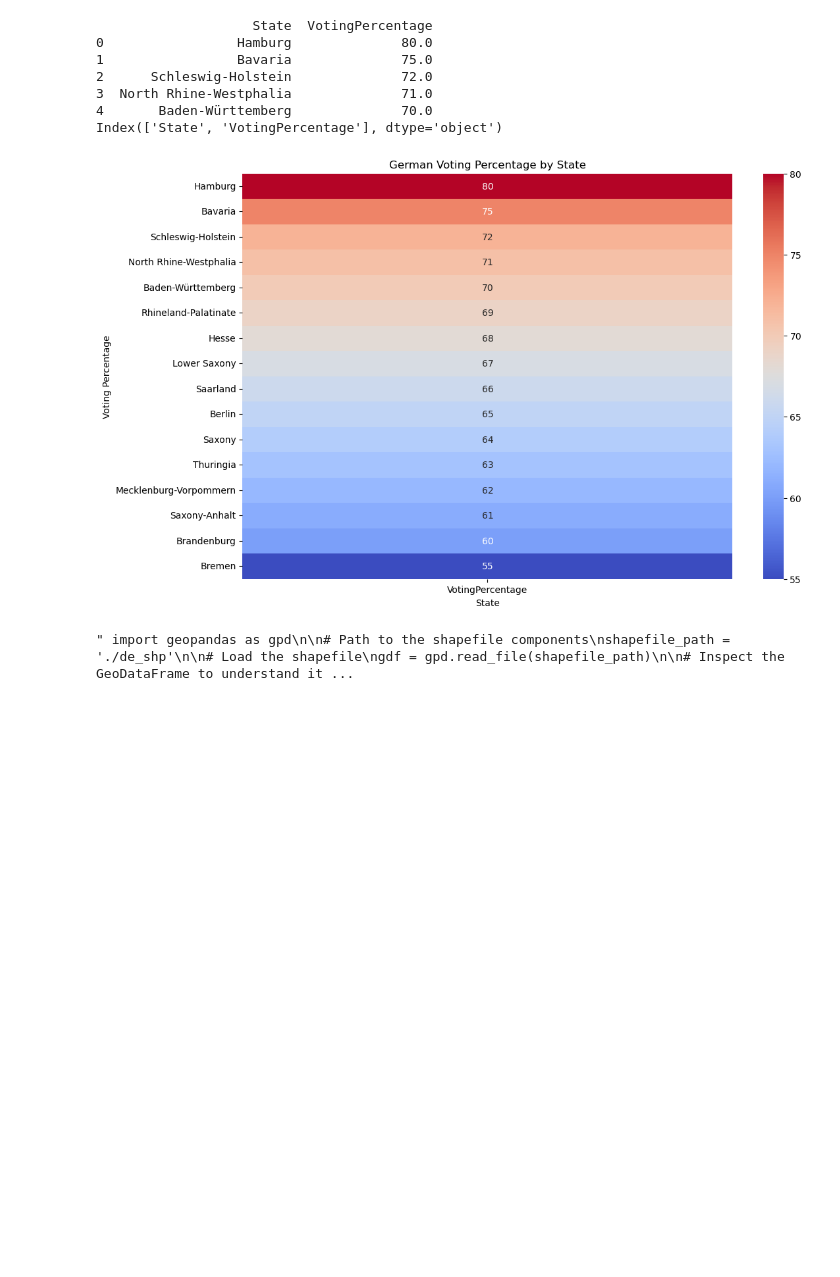
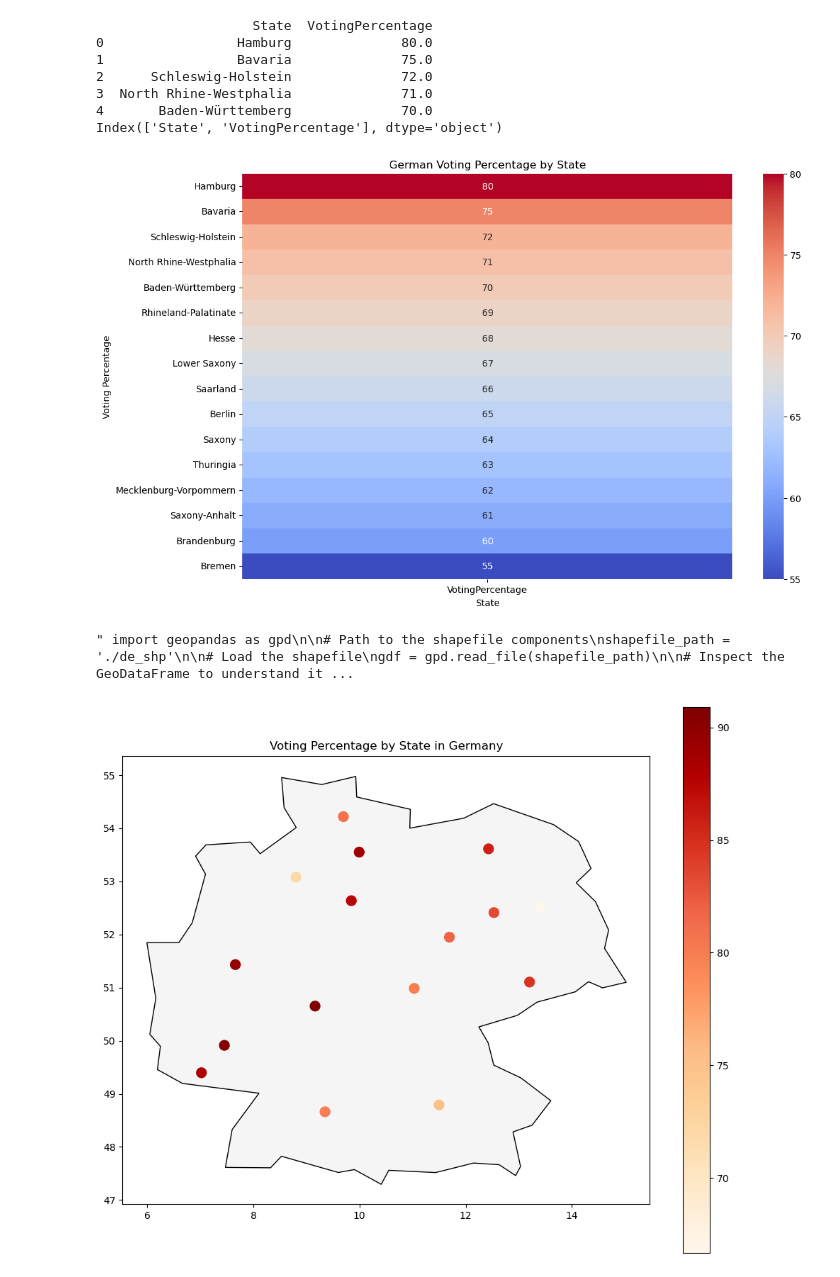
Before and after one commit to Yun1us/University, a Jupyter notebook: 2.Semester/Data_Science_II/Praktikum/hotplot.ipynb, the cells around one changed output. Saved outputs shown, nothing was run; the diff lists cells and outputs as text; code cells hidden in the pictures; blank space fills up the shorter version.

```diff
--- a/2.Semester/Data_Science_II/Praktikum/hotplot.ipynb
+++ b/2.Semester/Data_Science_II/Praktikum/hotplot.ipynb
@@ -112,3 +112,62 @@ folium.GeoJson(
 
 # Display the map
 m.save('german_voting_map.html')
+# %%
+import pandas as pd
+import geopandas as gpd
+import matplotlib.pyplot as plt
+
+# Data preparation
+data = {
+    'State': ['Baden-Württemberg', 'Bavaria', 'Berlin', 'Brandenburg', 'Bremen',
+              'Hamburg', 'Hesse', 'Lower Saxony', 'Mecklenburg-Vorpommern',
+              'North Rhine-Westphalia', 'Rhineland-Palatinate', 'Saarland',
+              'Saxony', 'Saxony-Anhalt', 'Schleswig-Holstein', 'Thuringia'],
+    'Allowed_Voters': [100, 200, 150, 300, 250, 180, 220, 160, 140, 190, 210, 170, 130, 110, 105, 100],
+    'Voted': [80, 150, 100, 250, 180, 160, 200, 140, 120, 170, 190, 150, 110, 90, 85, 80]
+}
+
+df = pd.DataFrame(data)
+df['Voting_Percentage'] = (df['Voted'] / df['Allowed_Voters']) * 100
+
+# Coordinates for each state center (approximate for illustration purposes)
+state_coords = {
+    'Baden-Württemberg': (48.6616, 9.3501),
+    'Bavaria': (48.7904, 11.4979),
+    'Berlin': (52.5200, 13.4050),
+    'Brandenburg': (52.4125, 12.5316),
+    'Bremen': (53.0793, 8.8017),
+    'Hamburg': (53.5511, 9.9937),
+    'Hesse': (50.6521, 9.1624),
+    'Lower Saxony': (52.6367, 9.8451),
+    'Mecklenburg-Vorpommern': (53.6127, 12.4296),
+    'North Rhine-Westphalia': (51.4332, 7.6616),
+    'Rhineland-Palatinate': (49.9130, 7.4546),
+    'Saarland': (49.3964, 7.0220),
+    'Saxony': (51.1045, 13.2017),
+    'Saxony-Anhalt': (51.9503, 11.6923),
+    'Schleswig-Holstein': (54.2194, 9.6961),
+    'Thuringia': (50.9848, 11.0299)
+}
+
+# Adding coordinates to the dataframe
+df['Coordinates'] = df['State'].map(state_coords)
+
+# Create a GeoDataFrame
+gdf = gpd.GeoDataFrame(df, geometry=gpd.points_from_xy(df['Coordinates'].apply(lambda x: x[1]), df['Coordinates'].apply(lambda x: x[0])))
+
+# Create a plot
+fig, ax = plt.subplots(1, 1, figsize=(12, 10))
+world = gpd.read_file(gpd.datasets.get_path('naturalearth_lowres'))
+germany = world[world.name == "Germany"]
+germany.plot(ax=ax, color='whitesmoke', edgecolor='black')
+
+# Normalize the voting percentage
+vmin, vmax = df['Voting_Percentage'].min(), df['Voting_Percentage'].max()
+gdf.plot(ax=ax, marker='o', column='Voting_Percentage', cmap='OrRd', markersize=100, legend=True, vmin=vmin, vmax=vmax)
+
+# Adding a title
+plt.title('Voting Percentage by State in Germany')
+plt.show()
+# %% [output]
+[figure, added]
```
Also changed, not shown: 3 other files.
